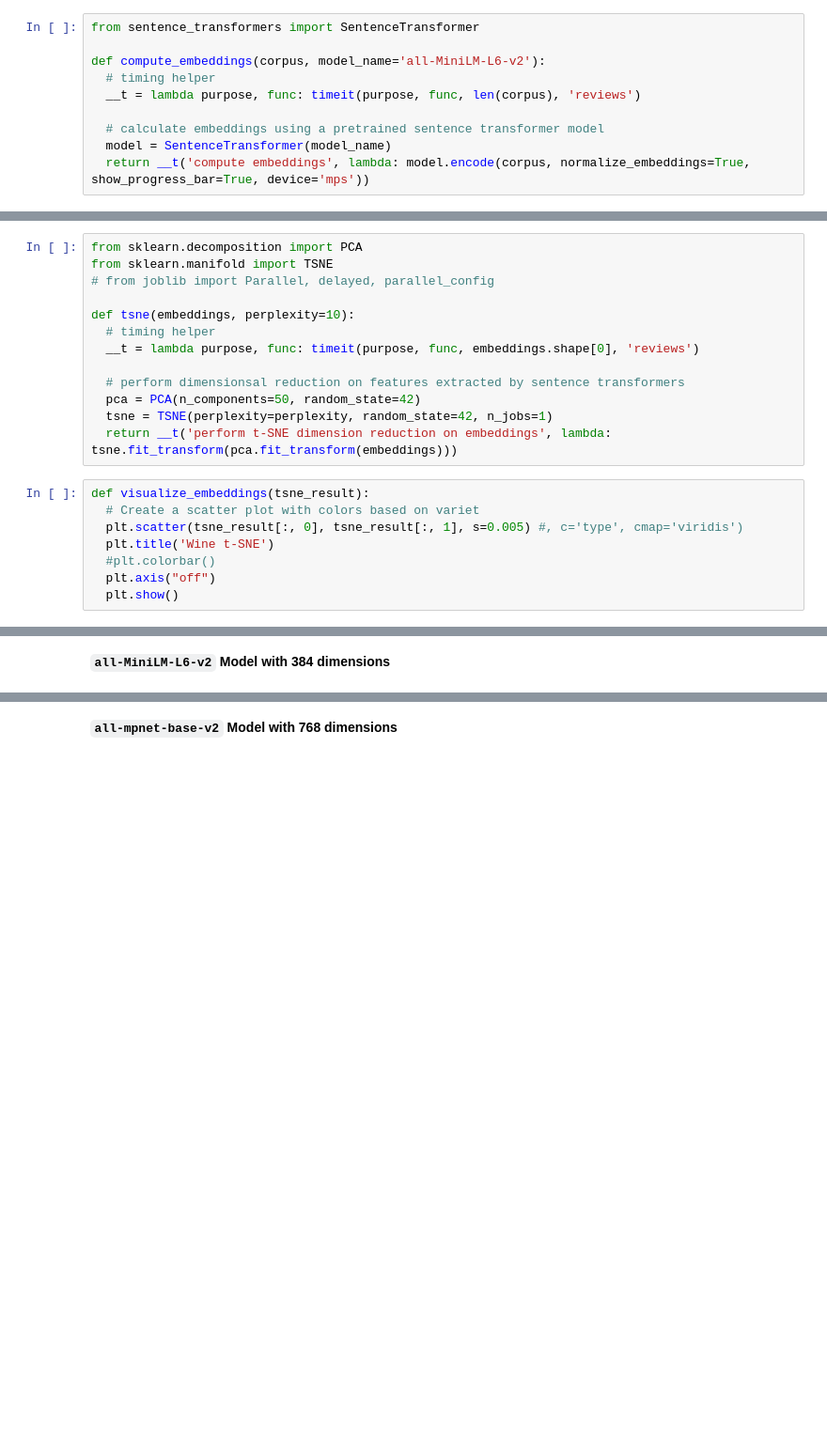
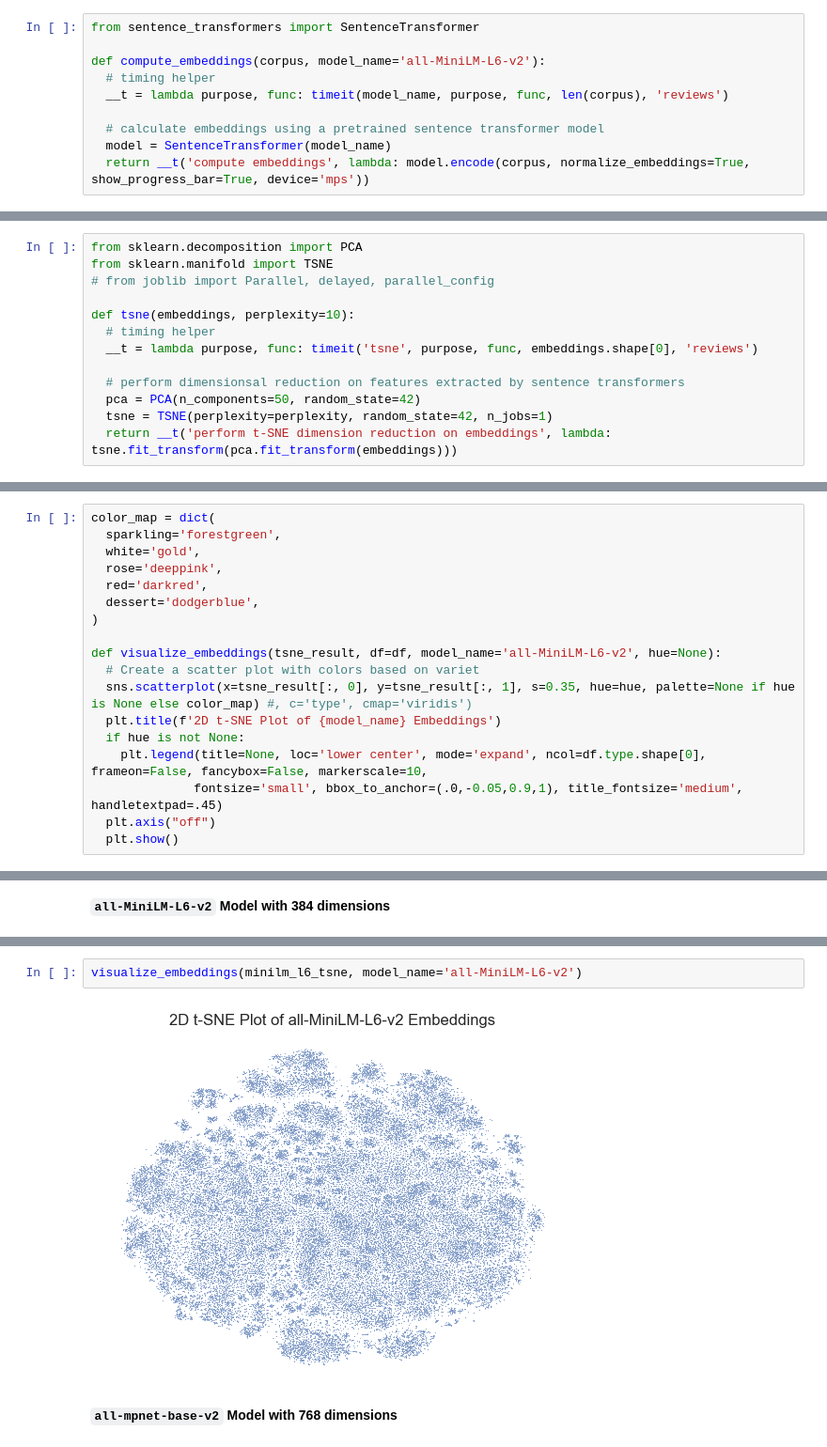
Before and after one commit to pasmith/oenologist, a Jupyter notebook: wine_reviews-sentence_transformers.ipynb, the cells around one changed output, grey strips where cells are left out. Shown at 94% size. Drawn from its saved outputs; the diff is of its cells as text; blank space fills up the shorter version.

Commit message:
capture perf and fixed plotting helper

```diff
--- a/wine_reviews-sentence_transformers.ipynb
+++ b/wine_reviews-sentence_transformers.ipynb
@@ -89,7 +99,7 @@ from sentence_transformers import SentenceTransformer
 
 def compute_embeddings(corpus, model_name='all-MiniLM-L6-v2'):
   # timing helper
-  __t = lambda purpose, func: timeit(purpose, func, len(corpus), 'reviews')
+  __t = lambda purpose, func: timeit(model_name, purpose, func, len(corpus), 'reviews')
 
   # calculate embeddings using a pretrained sentence transformer model
   model = SentenceTransformer(model_name)
@@ -101,17 +113,9 @@ from sklearn.manifold import TSNE
 
 def tsne(embeddings, perplexity=10):
   # timing helper
-  __t = lambda purpose, func: timeit(purpose, func, embeddings.shape[0], 'reviews')
+  __t = lambda purpose, func: timeit('tsne', purpose, func, embeddings.shape[0], 'reviews')
 
   # perform dimensionsal reduction on features extracted by sentence transformers
   pca = PCA(n_components=50, random_state=42)
   tsne = TSNE(perplexity=perplexity, random_state=42, n_jobs=1)
   return __t('perform t-SNE dimension reduction on embeddings', lambda: tsne.fit_transform(pca.fit_transform(embeddings)))
-# %%
-def visualize_embeddings(tsne_result):
-  # Create a scatter plot with colors based on variet
-  plt.scatter(tsne_result[:, 0], tsne_result[:, 1], s=0.005) #, c='type', cmap='viridis')
-  plt.title('Wine t-SNE')
-  #plt.colorbar()
-  plt.axis("off")
-  plt.show()
@@ -117,0 +124,18 @@ def visualize_embeddings(tsne_result):
+# %%
+color_map = dict(
+  sparkling='forestgreen',
+  white='gold',
+  rose='deeppink',
+  red='darkred',
+  dessert='dodgerblue',
+)
+
+def visualize_embeddings(tsne_result, df=df, model_name='all-MiniLM-L6-v2', hue=None):
+  # Create a scatter plot with colors based on variet
+  sns.scatterplot(x=tsne_result[:, 0], y=tsne_result[:, 1], s=0.35, hue=hue, palette=None if hue is None else color_map) #, c='type', cmap='viridis')
+  plt.title(f'2D t-SNE Plot of {model_name} Embeddings')
+  if hue is not None:
+    plt.legend(title=None, loc='lower center', mode='expand', ncol=df.type.shape[0], frameon=False, fancybox=False, markerscale=10,
+              fontsize='small', bbox_to_anchor=(.0,-0.05,0.9,1), title_fontsize='medium', handletextpad=.45)
+  plt.axis("off")
+  plt.show()
@@ -137,3 +172,7 @@ visualize_embeddings(minilm_l6_tsne)
+# %%
+visualize_embeddings(minilm_l6_tsne, model_name='all-MiniLM-L6-v2')
+# %% [output]
+[figure, added]
 # %% [markdown]
 **`all-mpnet-base-v2` Model with 768 dimensions**
 # %%
```
Also changed, not shown: parts of 32 cells of this notebook, 1 other file.
